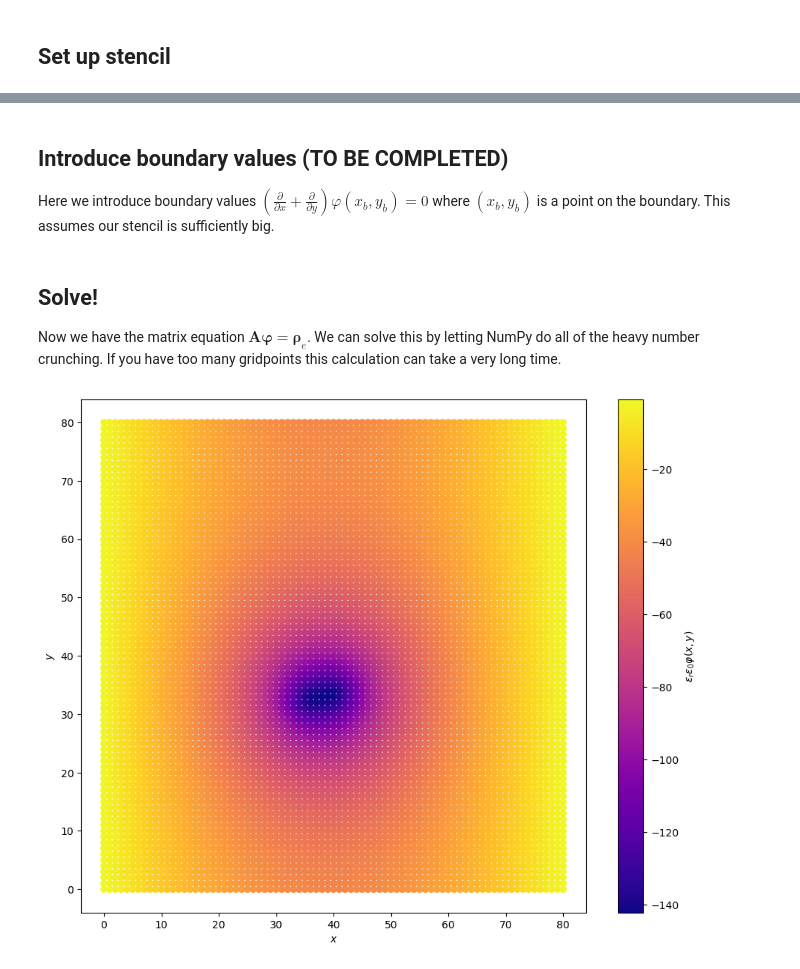
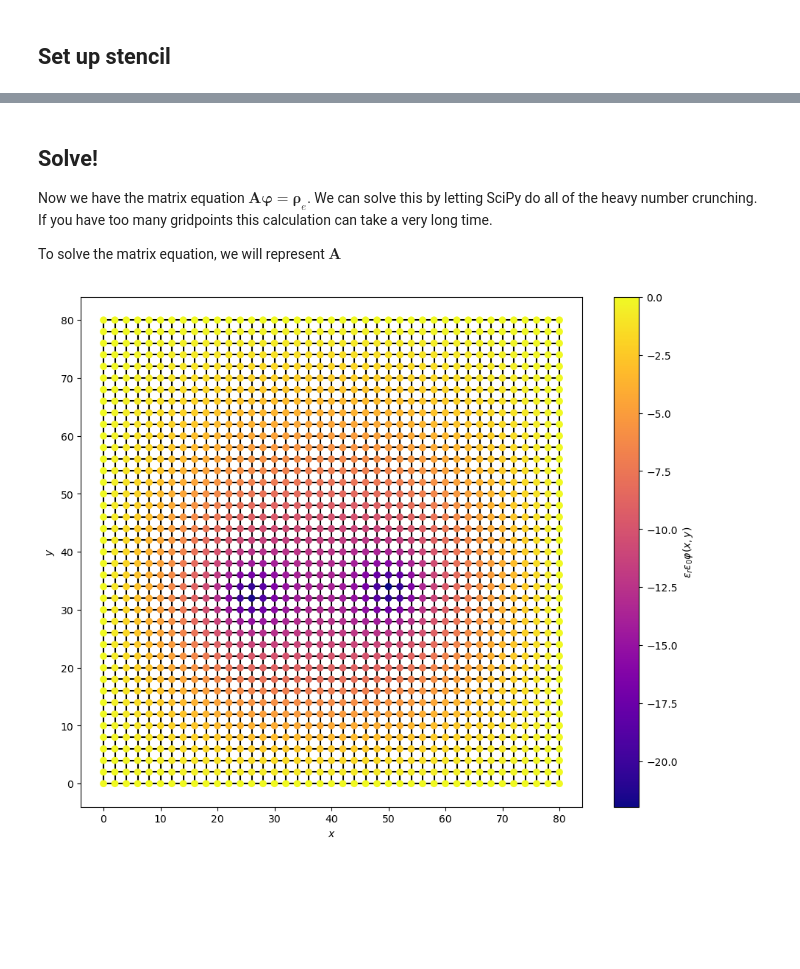
Before and after one commit to jaketanderson/poisson-boltzmann, a Jupyter notebook: poisson.ipynb, the cells around one changed output, grey strips where cells are left out. Cells and saved outputs as stored; diff of their text form; code cells hidden in the pictures; blank space fills up the shorter version.

Commit message:
Implemented BCs and sparse matrix solver

```diff
--- a/poisson.ipynb
+++ b/poisson.ipynb
@@ -10,7 +11,7 @@ Poisson's equation for electrostatics in 2 dimensions is given above. Here we kn
 ## Set up stencil
 # %%
 stencil_dimensions = ((0,80), (0,80))
-grid_spacing = 1
+grid_spacing = 2
 
 fig = plt.figure(figsize=(11,9))
 xvals = np.arange(stencil_dimensions[0][0], stencil_dimensions[0][1]+grid_spacing, grid_spacing)
@@ -26,8 +27,8 @@ def arbitrary_charge_distribution(x,y):
     sigma_x = 1.5
     sigma_y = 1.5
 
-    gauss1 = 10*np.exp((-(x-35.5)**2)/(2*sigma_x**2)-((y-32.5)**2)/(2*sigma_y**2))
-    gauss2 = 10*np.exp((-(x-40.5)**2)/(2*sigma_x**2)-((y-33.5)**2)/(2*sigma_y**2))
+    gauss1 = 10*np.exp((-(x-25.5)**2)/(2*sigma_x**2)-((y-32.5)**2)/(2*sigma_y**2))
+    gauss2 = 10*np.exp((-(x-50.5)**2)/(2*sigma_x**2)-((y-33.5)**2)/(2*sigma_y**2))
     return 0 - gauss1 - gauss2
 
 gridpoints = []
@@ -97,3 +105,0 @@ plt.show()
-# %% [markdown]
-## Introduce boundary values (TO BE COMPLETED)
-Here we introduce boundary values $\left(\frac{\partial}{\partial x}+\frac{\partial}{\partial y}\right)\varphi(x_{b},y_{b})=0$ where $(x_b,y_b)$ is a point on the boundary. This assumes our stencil is sufficiently big.
@@ -103,42 +106,39 @@ pass
 # %% [markdown]
 ## Solve!
-Now we have the matrix equation $\mathbf{A}\boldsymbol{\varphi}=\boldsymbol{\rho}_e$. We can solve this by letting NumPy do all of the heavy number crunching. If you have too many gridpoints this calculation can take a very long time.
+Now we have the matrix equation $\mathbf{A}\boldsymbol{\varphi}=\boldsymbol{\rho}_e$. We can solve this by letting SciPy do all of the heavy number crunching. If you have too many gridpoints this calculation can take a very long time.
+
+To solve the matrix equation, we will represent $\mathbf{A}$
 # %%
-# We use np.linalg.solve to solve the matrix equation
+# Set up rho
 rho = [gridpoint[2] for gridpoint in gridpoints]
-phi = -np.linalg.solve(A,rho)
+rho = []
+for j in range(0,J*L):
+    # Test if gridpoint j is on left, right, top, or bottom border, resp.
+    if (j in np.arange(0,L)) or (j in np.arange((J-1)*L,J*L)) or (j in np.arange(L-1,J*L-1,L)) or (j in np.arange(0,J*L,L)):
+        rho.append(0)
+    else:
+        rho.append(gridpoints[j][2])
+
+# Solve the matrix equation
+A = scipy.sparse.csr_matrix(A)
+phi = -scipy.sparse.linalg.spsolve(A,rho)
 
 # Plot phi
 fig = plt.figure(figsize=(11,9))
 xvals = np.arange(stencil_dimensions[0][0], stencil_dimensions[0][1]+grid_spacing, grid_spacing)
 yvals = np.arange(stencil_dimensions[1][0], stencil_dimensions[1][1]+grid_spacing, grid_spacing)
 for xval in xvals:
     plt.vlines(xval, ymin=min(stencil_dimensions[1]), ymax=max(stencil_dimensions[1]), color='black')
 for yval in yvals:
     plt.hlines(yval, xmin=min(stencil_dimensions[0]), xmax=max(stencil_dimensions[0]), color='black')
 
 #phi = np.reshape(phi, (J, L))
 plt.scatter([gridpoint[0] for gridpoint in gridpoints], [gridpoint[1] for gridpoint in gridpoints], c=phi, cmap="plasma", zorder=10)
 
-# minimum = min(phi)
-# for i in range(0, len(gridpoints)):
-#     if phi[i] == minimum:
-#         plt.scatter(gridpoints[i][0], gridpoints[i][1], color='green', marker='*', zorder=15)
-
 cbar = plt.colorbar()
 cbar.set_label(r"$\epsilon_r\epsilon_0\varphi(x,y)$")
 plt.xlabel(r"$x$")
 plt.ylabel(r"$y$")
 fig.show()
-
-# Reshape phi so that it is a 2D matrix, going from phi(i) where i is a gridpoint to phi(x,y)
-#phi = np.reshape(phi, (J, L))
-
-# Optionally print phi(x,y)
-print_phi = False
-if print_phi:
-    print(phi)
-
-# Why is it not zero evenly along the boundary, just along min(x) and max(x)? Likely because I didn't set any boundary conditions :)
 # %% [output]
-[figure, old version]
+[figure, new version]
```
Also changed, not shown: parts of 6 cells of this notebook.
